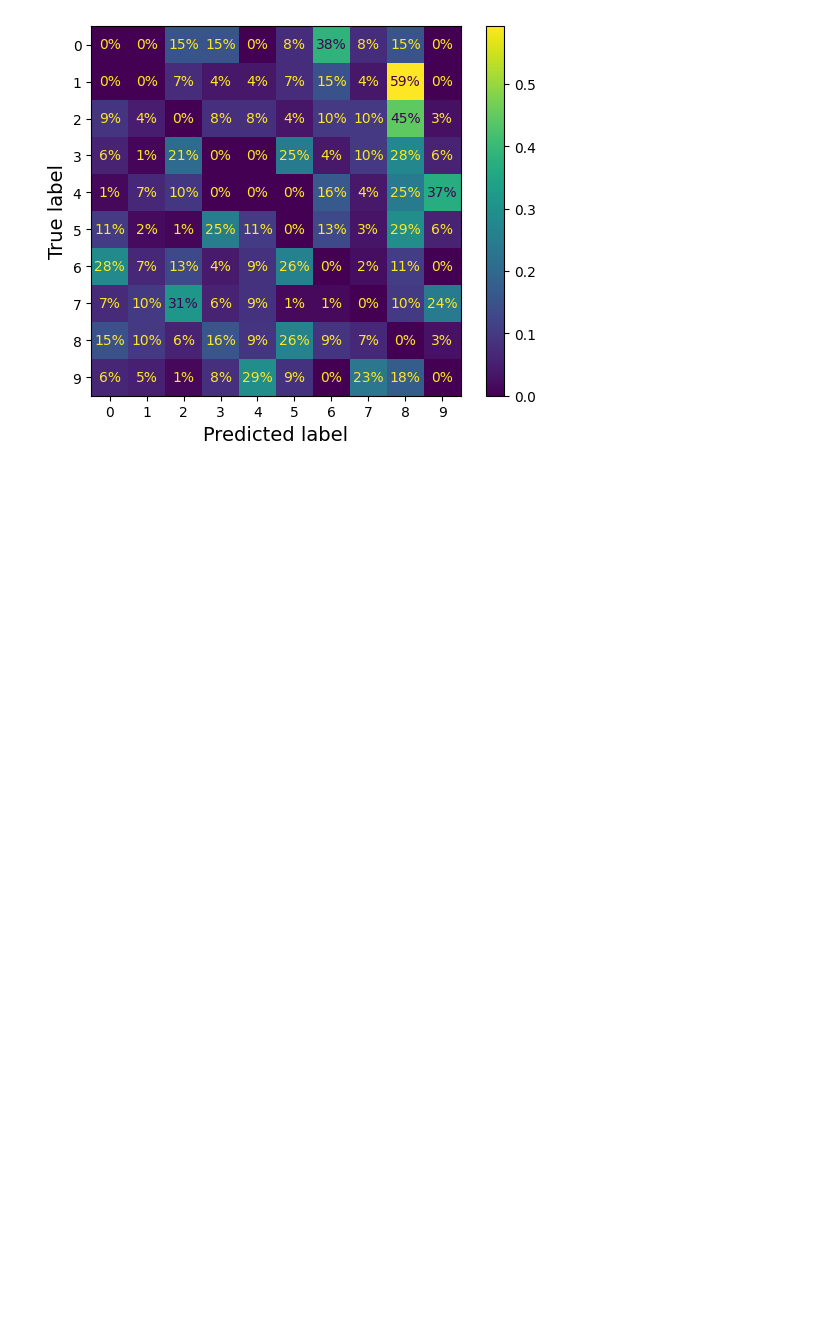
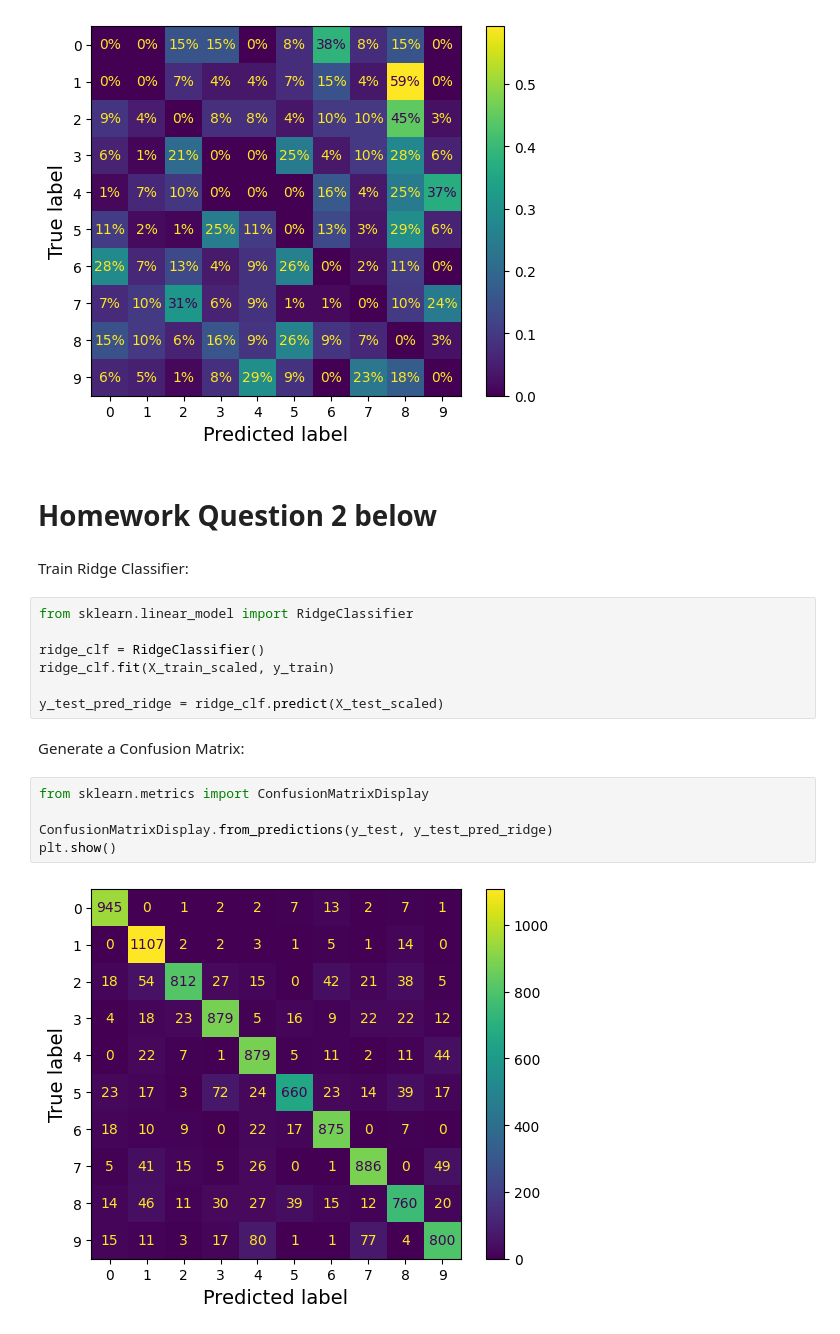
Before and after one commit to Piyush-ag/MachineLearning, a Jupyter notebook: homework3_piyush.ipynb, the cells around one changed output. Cells and saved outputs as stored; diff of their text form; blank space fills up the shorter version.

Commit message:
homework3 and homework4

```diff
--- a/homework3_piyush.ipynb
+++ b/homework3_piyush.ipynb
@@ -124,3 +163,23 @@ ConfusionMatrixDisplay.from_predictions(y_test, y_test_pred,
 plt.show()
 # %% [output]
 [figure]
+# %% [markdown]
+# Homework Question 2 below
+# %% [markdown]
+Train Ridge Classifier:
+# %%
+from sklearn.linear_model import RidgeClassifier
+
+ridge_clf = RidgeClassifier()
+ridge_clf.fit(X_train_scaled, y_train)
+
+y_test_pred_ridge = ridge_clf.predict(X_test_scaled)
+# %% [markdown]
+Generate a Confusion Matrix:
+# %%
+from sklearn.metrics import ConfusionMatrixDisplay
+
+ConfusionMatrixDisplay.from_predictions(y_test, y_test_pred_ridge)
+plt.show()
+# %% [output]
+[figure, added]
```
Also changed, not shown: parts of 7 cells of this notebook, 2 other files.
